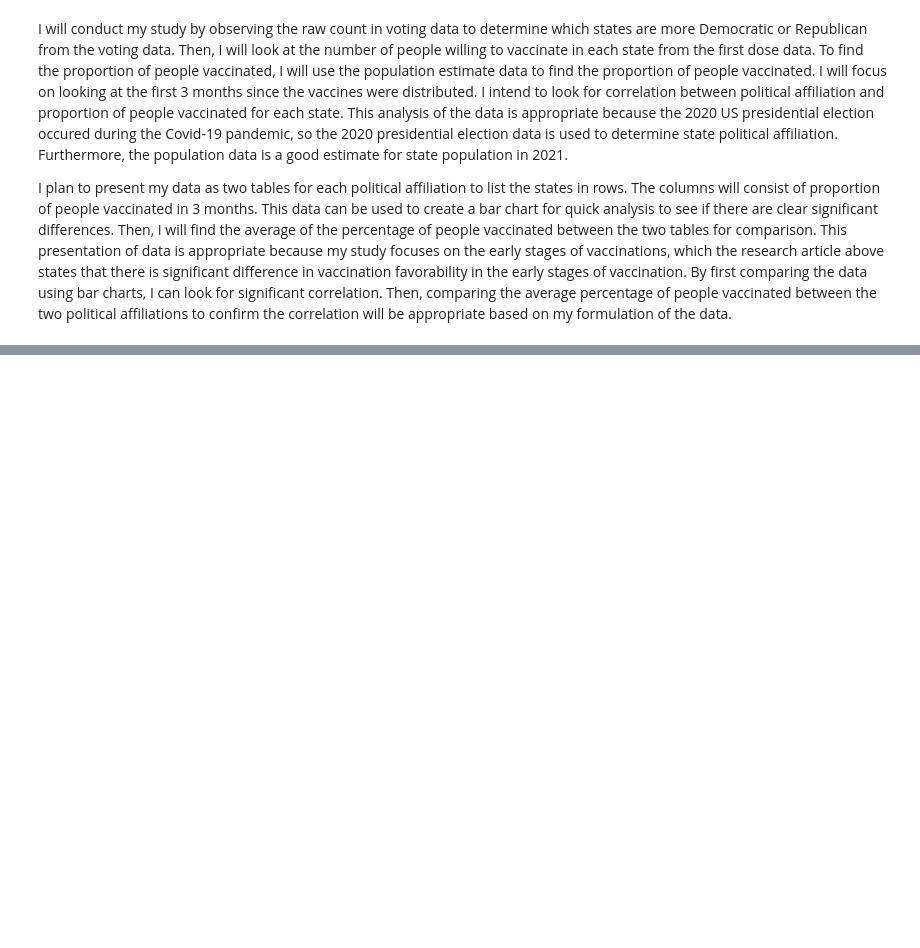
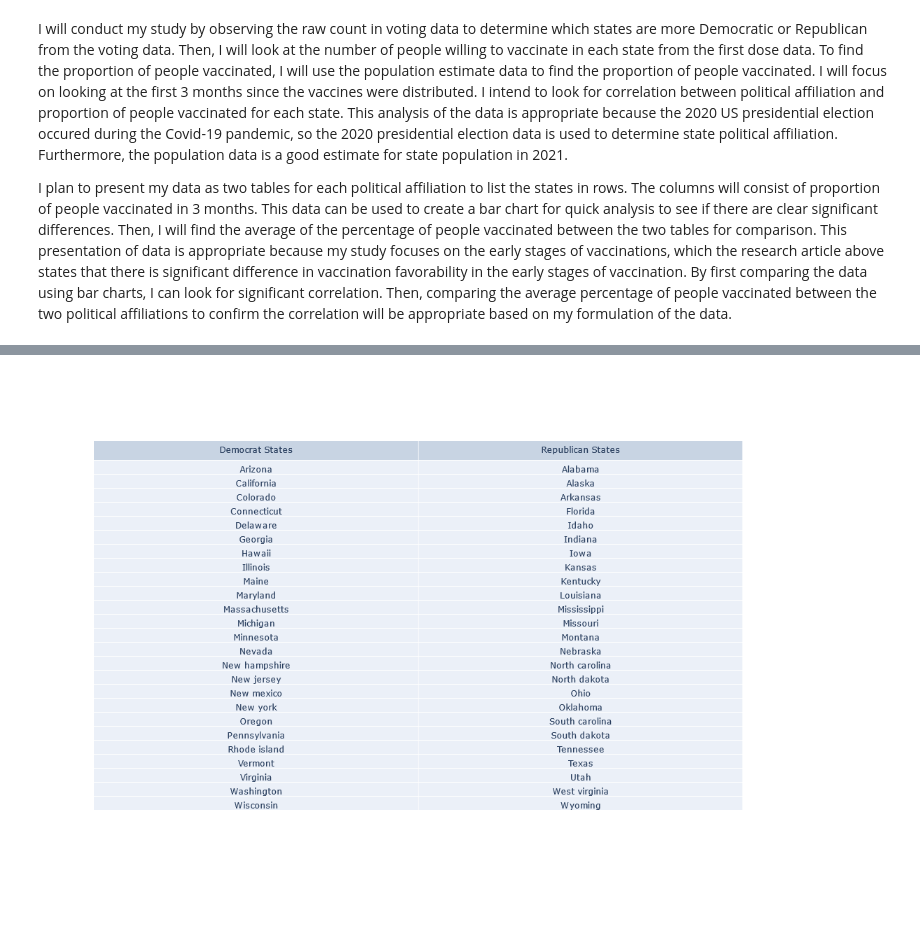
Before and after one commit to kangli30/hcde-410-final, a Jupyter notebook: A4.ipynb, the cells around one changed output, grey strips where cells are left out. Saved outputs shown, nothing was run; the diff lists cells and outputs as text; code cells hidden in the pictures; blank space fills up the shorter version.

```diff
--- a/A4.ipynb
+++ b/A4.ipynb
@@ -51,0 +77,15 @@ I plan to present my data as two tables for each political affiliation to list t
+# %%
+#load the data from the flat files into lists-of-dictionaries
+#Test print first row of data
+
+StatePopRaw = prepare_datasets("Data-StatePopulation.csv")
+print(StatePopRaw[0])
+print(len(StatePopRaw))
+
+DoseOneRaw = prepare_datasets("Data-DoseOneUS.csv")
+print(DoseOneRaw[0])
+print(len(DoseOneRaw))
+
+VoteRaw = prepare_datasets("Data-1976-2020-president.csv")
+print(VoteRaw[0])
+print(len(VoteRaw))
@@ -51,0 +276,9 @@ I plan to present my data as two tables for each political affiliation to list t
+# %%
+#Creating table of Democrat and Repubican States
+
+fig = go.Figure(data=[go.Table(header=dict(values=['Democrat States', 'Republican States']),
+                 cells=dict(values=[DemStates, RepStates]))
+                     ])
+fig.update_layout(width=800, height=800)
+fig.show()
+# %% [output]
@@ -51,0 +286 @@ I plan to present my data as two tables for each political affiliation to list t
+[figure, added]
```
Also changed, not shown: parts of 25 cells of this notebook, 8 other files.
